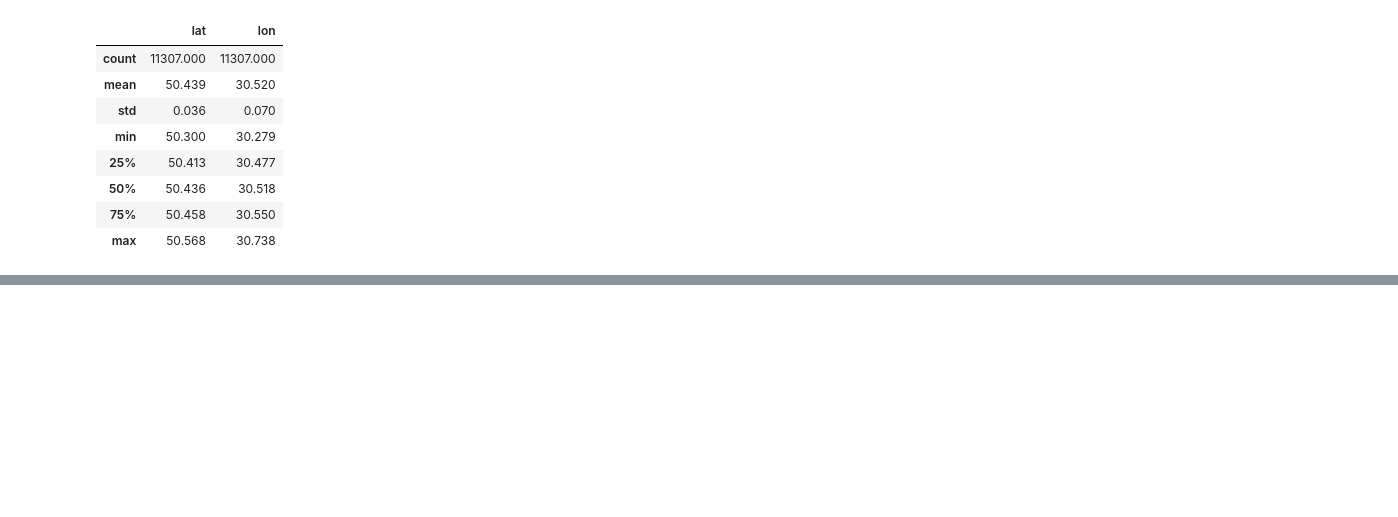
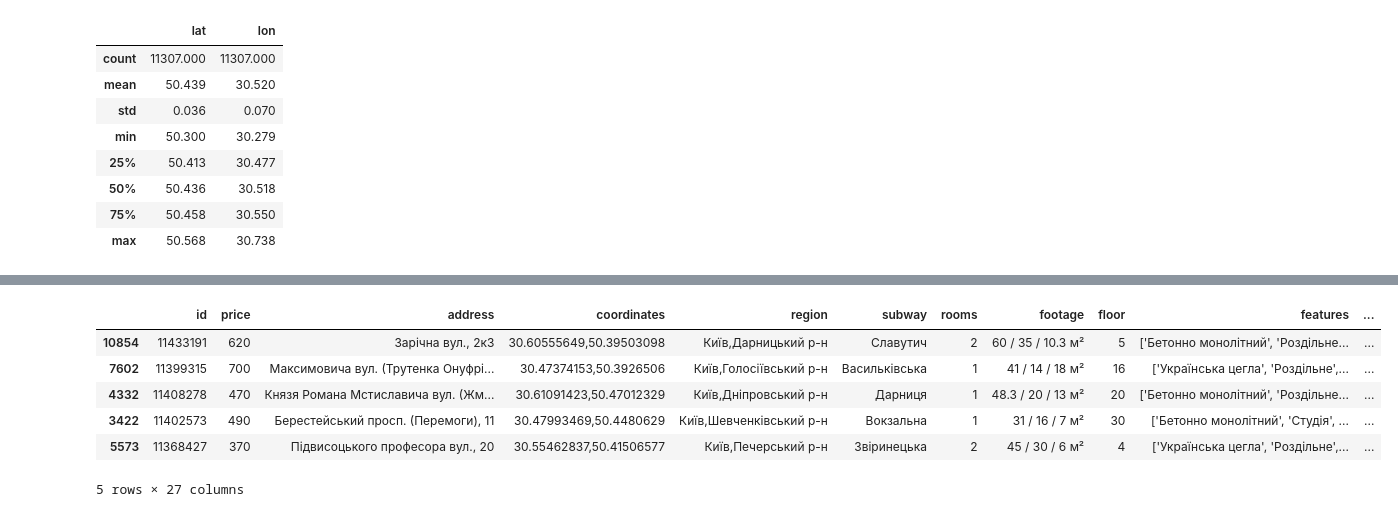
Before and after one commit to nvkoval/web-app_rent_price_prediction, a Jupyter notebook: notebooks/03_data_cleaning.ipynb, the cells around one changed output, grey strips where cells are left out. Cells and saved outputs as stored; diff of their text form; code cells hidden in the pictures; blank space fills up the shorter version.

Commit message:
Add cleaning  neighborhoods

```diff
--- a/notebooks/03_data_cleaning.ipynb
+++ b/notebooks/03_data_cleaning.ipynb
@@ -291,0 +295,13 @@ data[['lat', 'lon']].describe().round(3)
+# %%
+def safe_literal_eval(val):
+    if pd.isna(val):
+        return []
+    try:
+        return ast.literal_eval(val)
+    except:
+        return []
+
+data['neighborhood'] = data['neighborhood'].apply(safe_literal_eval)
+neighborhood_df = data['neighborhood'].apply(pd.Series)
+neighborhood_df.columns = [f'neighborhood_{i+1}' for i in neighborhood_df.columns]
+neighborhood_df.head()
@@ -292,2 +315,14 @@ data[['lat', 'lon']].describe().round(3)
+# %%
+data = pd.concat([data, neighborhood_df], axis=1)
+# %%
+data.sample(5)
+# %% [output]
+|  | id | price | address | coordinates | region | subway | rooms | footage | floor | features | ... |
+| 10854 | 11433191 | 620 | Зарічна вул., 2к3 | 30.60555649,50.39503098 | Київ,Дарницький р-н | Славутич | 2 | 60 / 35 / 10.3 м² | 5 | ['Бетонно монолітний', 'Роздільне... | ... |
+| 7602 | 11399315 | 700 | Максимовича вул. (Трутенка Онуфрі... | 30.47374153,50.3926506 | Київ,Голосіївський р-н | Васильківська | 1 | 41 / 14 / 18 м² | 16 | ['Українська цегла', 'Роздільне',... | ... |
+| 4332 | 11408278 | 470 | Князя Романа Мстиславича вул. (Жм... | 30.61091423,50.47012329 | Київ,Дніпровський р-н | Дарниця | 1 | 48.3 / 20 / 13 м² | 20 | ['Бетонно монолітний', 'Роздільне... | ... |
+| 3422 | 11402573 | 490 | Берестейський просп. (Перемоги), 11 | 30.47993469,50.4480629 | Київ,Шевченківський р-н | Вокзальна | 1 | 31 / 16 / 7 м² | 30 | ['Бетонно монолітний', 'Студія', ... | ... |
+| 5573 | 11368427 | 370 | Підвисоцького професора вул., 20 | 30.55462837,50.41506577 | Київ,Печерський р-н | Звіринецька | 2 | 45 / 30 / 6 м² | 4 | ['Українська цегла', 'Роздільне',... | ... |
+5 rows × 27 columns
 # %%
 data.to_csv('../data/processed/apartments_cleaned.csv', index=False)
```
Also changed, not shown: parts of 8 cells of this notebook.
